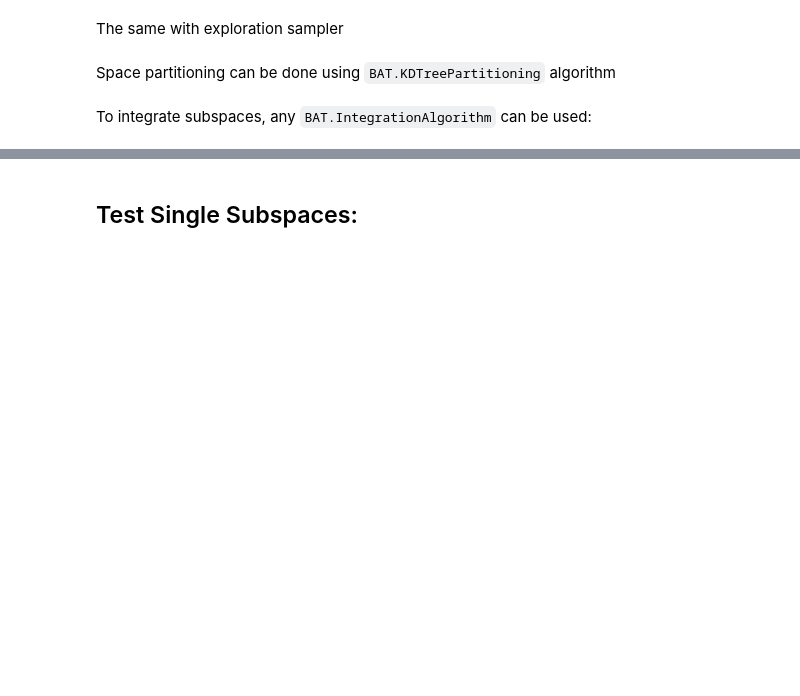
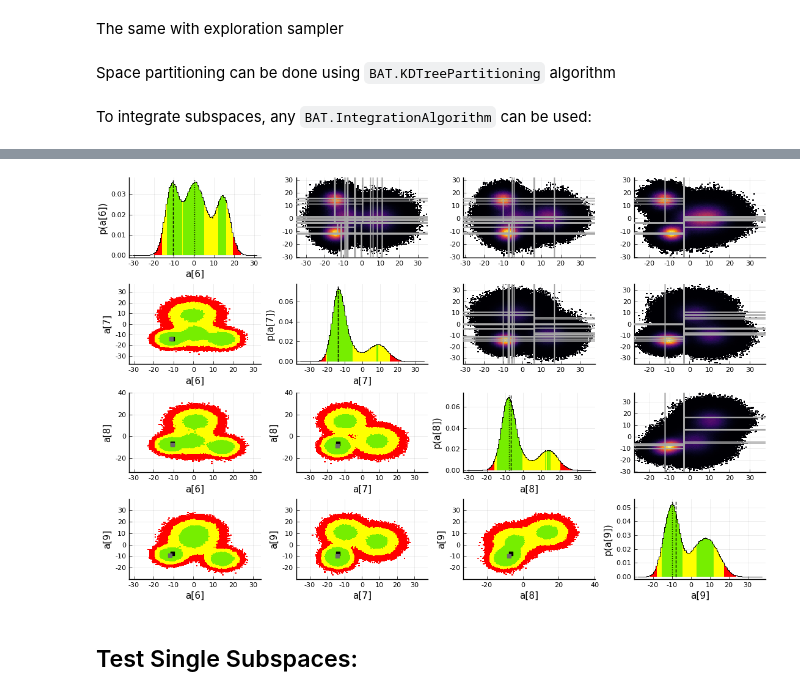
Before and after one commit to VasylHafych/Parallel_Sampling, a Jupyter notebook: notebooks/3-Partitioned_Sampling_Tests-Copy1.ipynb, the cells around one changed output, grey strips where cells are left out. Cells and saved outputs as stored; diff of their text form; code cells hidden in the pictures; blank space fills up the shorter version.

```diff
--- a/notebooks/3-Partitioned_Sampling_Tests-Copy1.ipynb
+++ b/notebooks/3-Partitioned_Sampling_Tests-Copy1.ipynb
@@ -132,3 +203,8 @@ plot(samples_3, vsel=[1,2,3,], size=(700,500), globalmode=true, localmode=true,
+# %%
+plot(samples_3, vsel=[6,7,8,9,10], size=(1100,700), globalmode=true, localmode=true,
+    upper=Dict("partition_tree"=>output_sp_ms.part_tree, "mean"=>false, "globalmode"=>false, "localmode"=>false,))
+# %% [output]
+[figure, added]
 # %% [markdown]
 ## Test Single Subspaces:
 # %%
```
Also changed, not shown: parts of 22 cells of this notebook, 9 other files.
